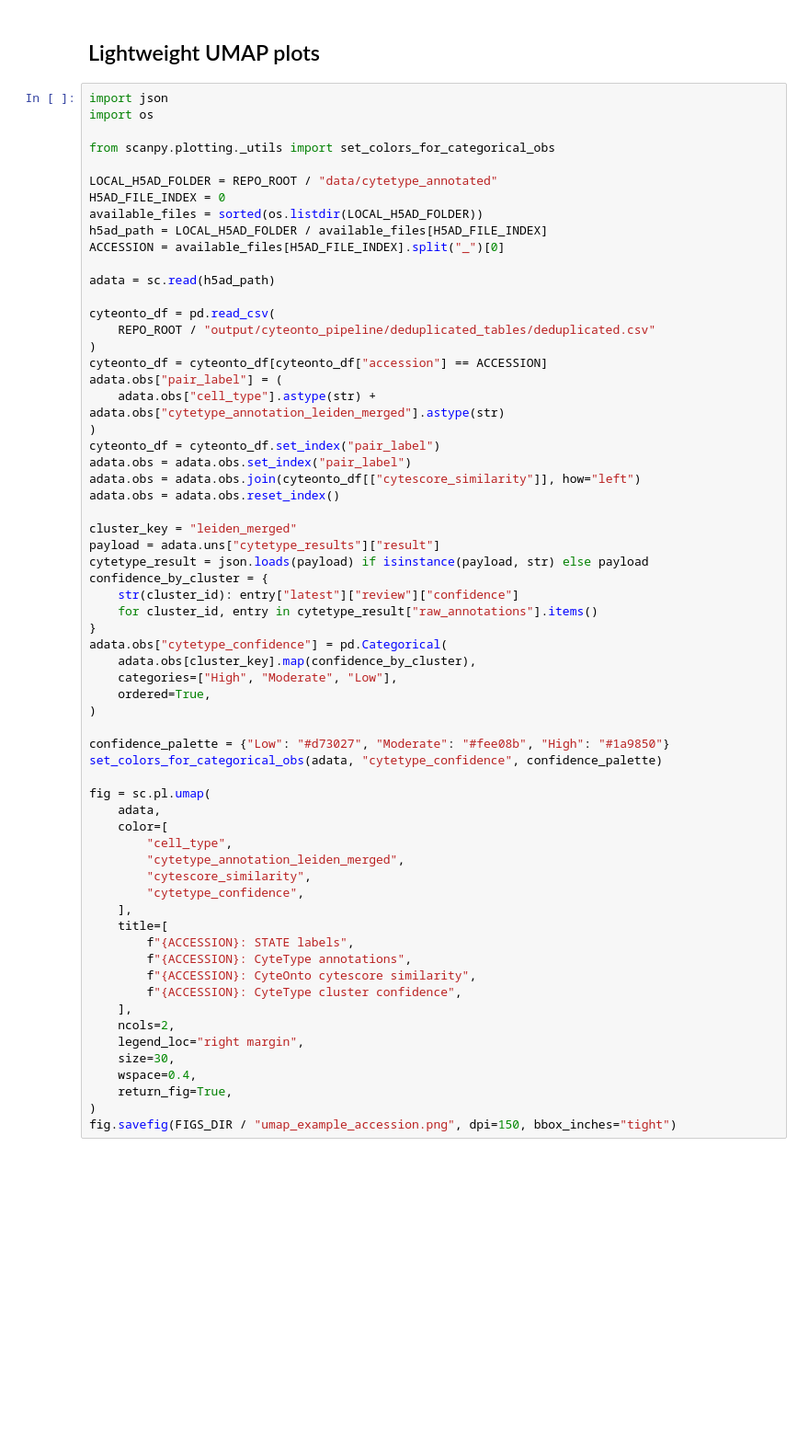
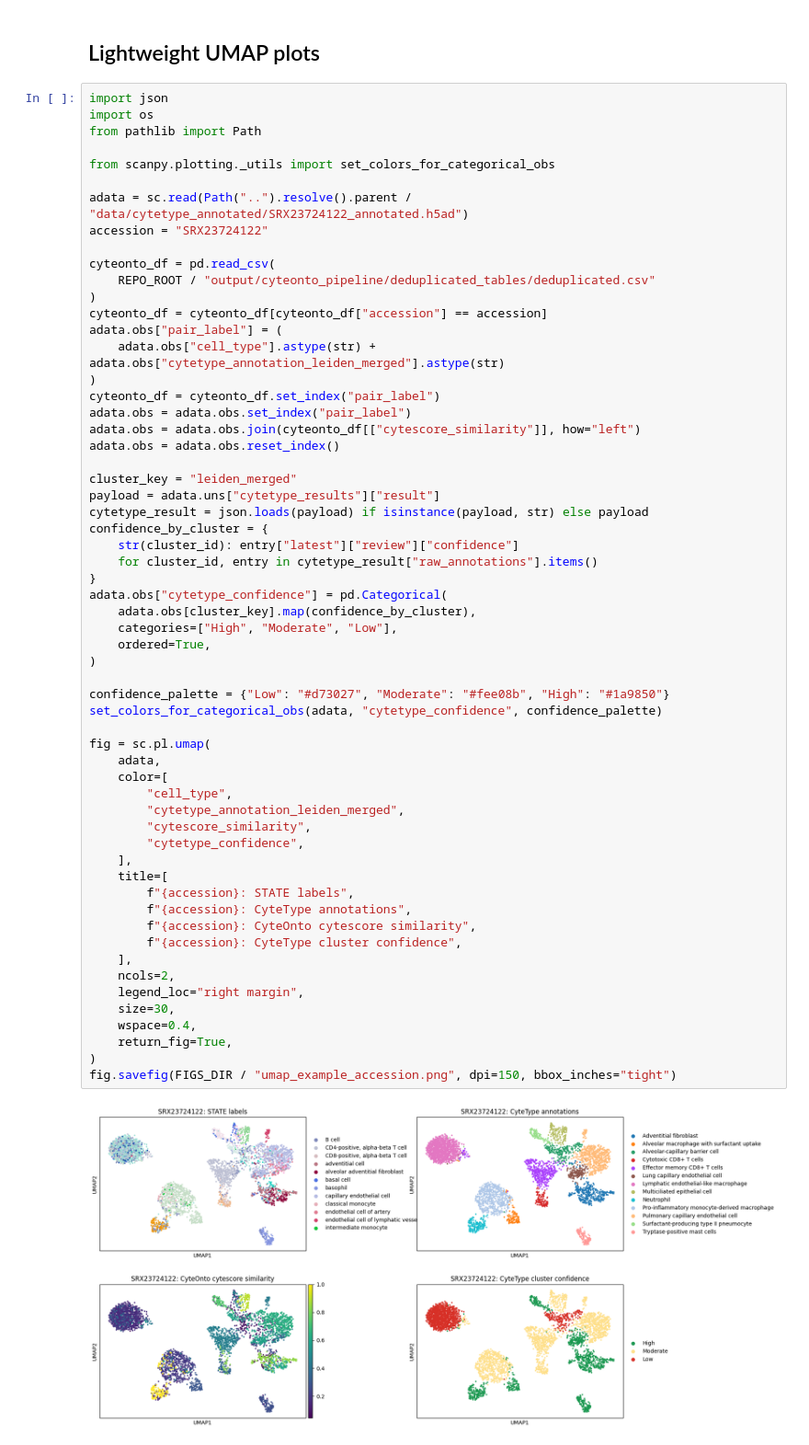
Before and after one commit to otodreas/scBaseCount_Pipeline, a Jupyter notebook: writeups/state_vs_cytetype/annotation_inspection.ipynb, the cells around one changed output. Shown at 92% size. Cells and saved outputs as stored; diff of their text form; blank space fills up the shorter version.

```diff
--- a/writeups/state_vs_cytetype/annotation_inspection.ipynb
+++ b/writeups/state_vs_cytetype/annotation_inspection.ipynb
@@ -166,21 +190,17 @@ with pd.option_context("display.max_rows", None, "display.max_colwidth", None):
 # %%
 import json
 import os
+from pathlib import Path
 
 from scanpy.plotting._utils import set_colors_for_categorical_obs
 
-LOCAL_H5AD_FOLDER = REPO_ROOT / "data/cytetype_annotated"
-H5AD_FILE_INDEX = 0
-available_files = sorted(os.listdir(LOCAL_H5AD_FOLDER))
-h5ad_path = LOCAL_H5AD_FOLDER / available_files[H5AD_FILE_INDEX]
-ACCESSION = available_files[H5AD_FILE_INDEX].split("_")[0]
-
-adata = sc.read(h5ad_path)
+adata = sc.read(Path("..").resolve().parent / "data/cytetype_annotated/SRX23724122_annotated.h5ad")
+accession = "SRX23724122"
 
 cyteonto_df = pd.read_csv(
     REPO_ROOT / "output/cyteonto_pipeline/deduplicated_tables/deduplicated.csv"
 )
-cyteonto_df = cyteonto_df[cyteonto_df["accession"] == ACCESSION]
+cyteonto_df = cyteonto_df[cyteonto_df["accession"] == accession]
 adata.obs["pair_label"] = (
     adata.obs["cell_type"].astype(str) + adata.obs["cytetype_annotation_leiden_merged"].astype(str)
 )
@@ -195,34 +215,36 @@ cytetype_result = json.loads(payload) if isinstance(payload, str) else payload
 confidence_by_cluster = {
     str(cluster_id): entry["latest"]["review"]["confidence"]
     for cluster_id, entry in cytetype_result["raw_annotations"].items()
 }
 adata.obs["cytetype_confidence"] = pd.Categorical(
     adata.obs[cluster_key].map(confidence_by_cluster),
     categories=["High", "Moderate", "Low"],
     ordered=True,
 )
 
 confidence_palette = {"Low": "#d73027", "Moderate": "#fee08b", "High": "#1a9850"}
 set_colors_for_categorical_obs(adata, "cytetype_confidence", confidence_palette)
 
 fig = sc.pl.umap(
     adata,
     color=[
         "cell_type",
         "cytetype_annotation_leiden_merged",
         "cytescore_similarity",
         "cytetype_confidence",
     ],
     title=[
-        f"{ACCESSION}: STATE labels",
-        f"{ACCESSION}: CyteType annotations",
-        f"{ACCESSION}: CyteOnto cytescore similarity",
-        f"{ACCESSION}: CyteType cluster confidence",
+        f"{accession}: STATE labels",
+        f"{accession}: CyteType annotations",
+        f"{accession}: CyteOnto cytescore similarity",
+        f"{accession}: CyteType cluster confidence",
     ],
     ncols=2,
     legend_loc="right margin",
     size=30,
     wspace=0.4,
     return_fig=True,
 )
 fig.savefig(FIGS_DIR / "umap_example_accession.png", dpi=150, bbox_inches="tight")
+# %% [output]
+[figure, added]
```
Also changed, not shown: parts of 2 cells of this notebook, 3 other files.
